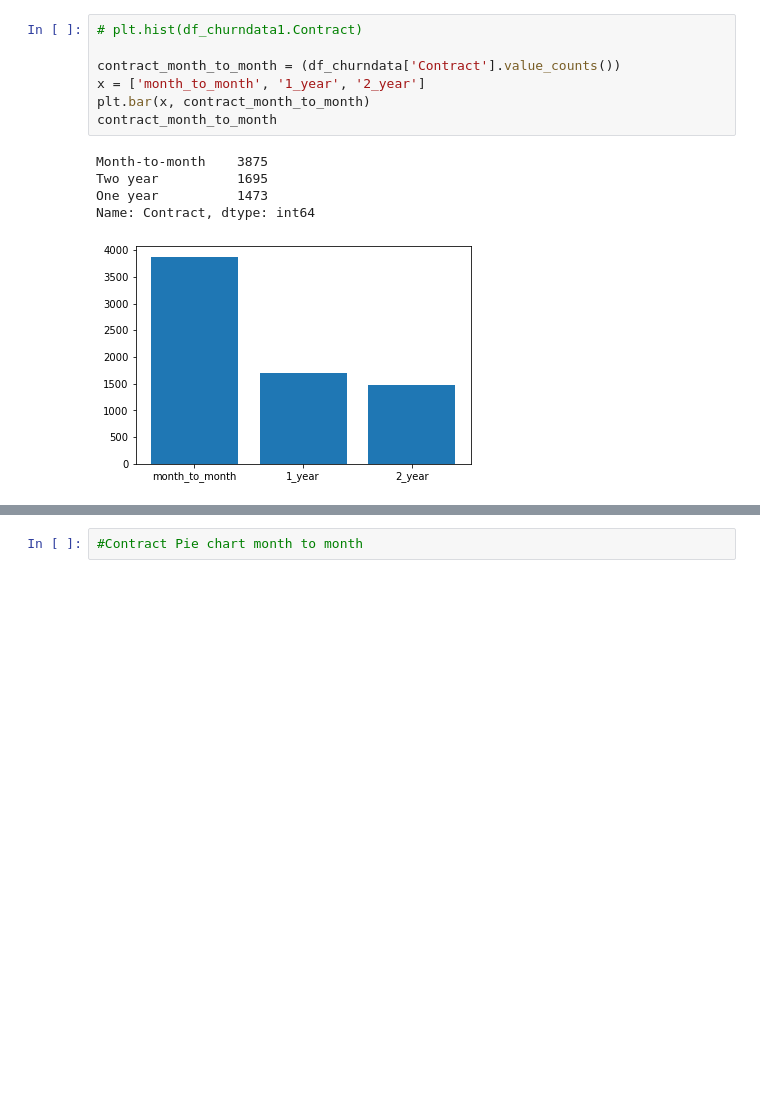
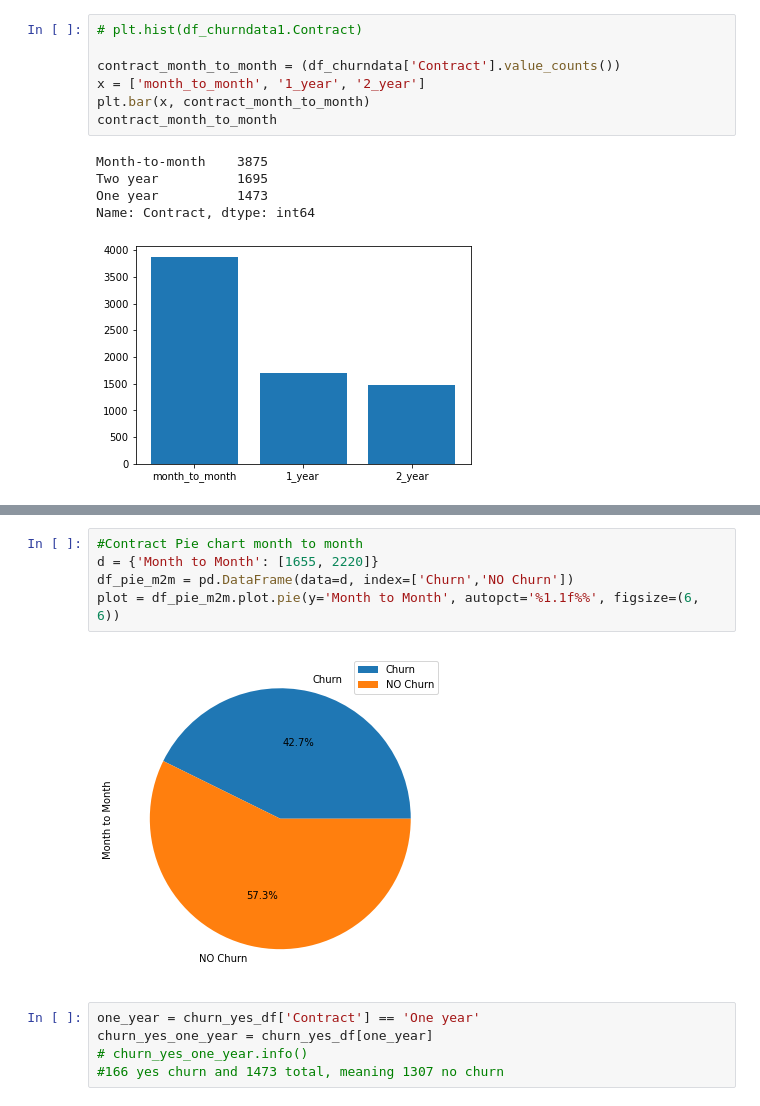
Before and after one commit to akuppan1/Flatiron-Mod-3-Proj, a Jupyter notebook: Feature plotting and investigation.ipynb, the cells around one changed output, grey strips where cells are left out. Drawn from its saved outputs; the diff is of its cells as text; blank space fills up the shorter version.

```diff
--- a/Feature plotting and investigation.ipynb
+++ b/Feature plotting and investigation.ipynb
@@ -48,5 +57,15 @@ month_to_month_yes[m2m].Contract.value_counts()
 # %% [output]
 Month-to-month    1655
 Name: Contract, dtype: int64
-# %%
-#Contract Pie chart month to month
+# %%
+#Contract Pie chart month to month
+d = {'Month to Month': [1655, 2220]}
+df_pie_m2m = pd.DataFrame(data=d, index=['Churn','NO Churn'])
+plot = df_pie_m2m.plot.pie(y='Month to Month', autopct='%1.1f%%', figsize=(6, 6))
+# %% [output]
+[figure, added]
+# %%
+one_year = churn_yes_df['Contract'] == 'One year'
+churn_yes_one_year = churn_yes_df[one_year]
+# churn_yes_one_year.info()
+#166 yes churn and 1473 total, meaning 1307 no churn
```
Also changed, not shown: parts of 36 cells of this notebook.
